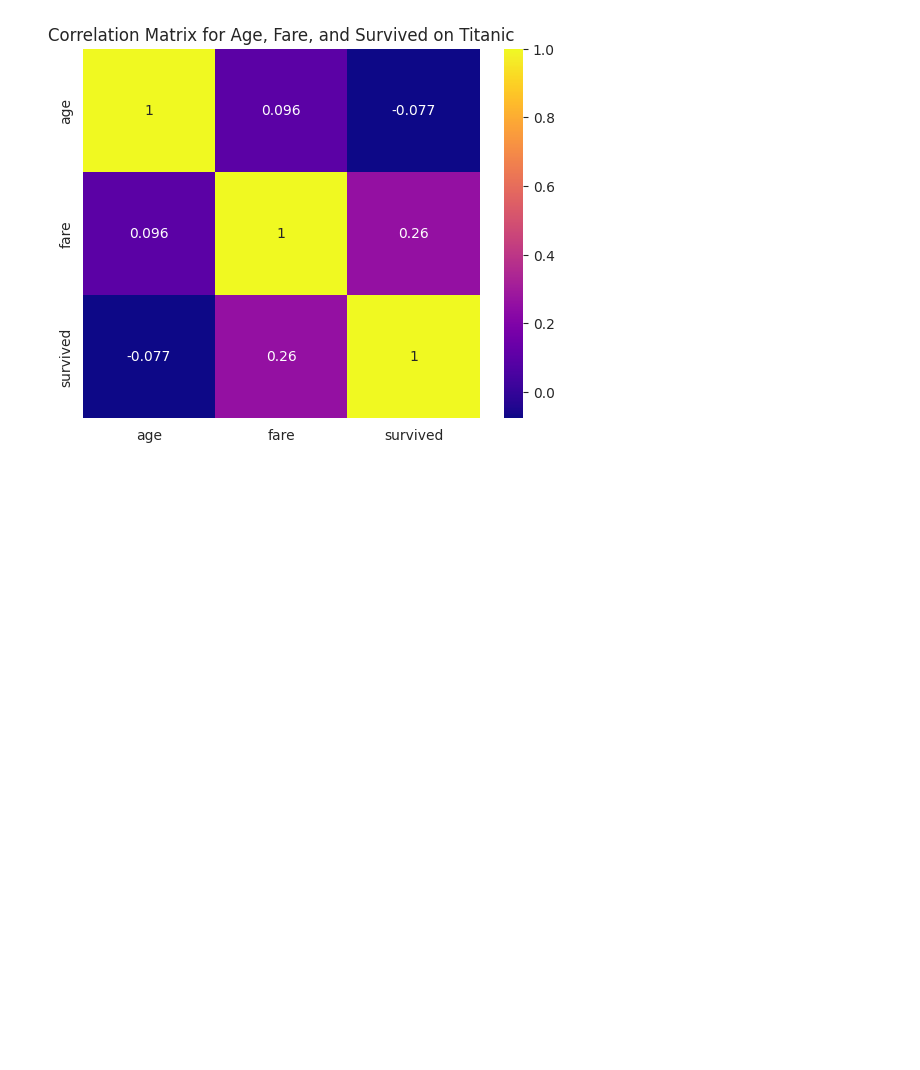
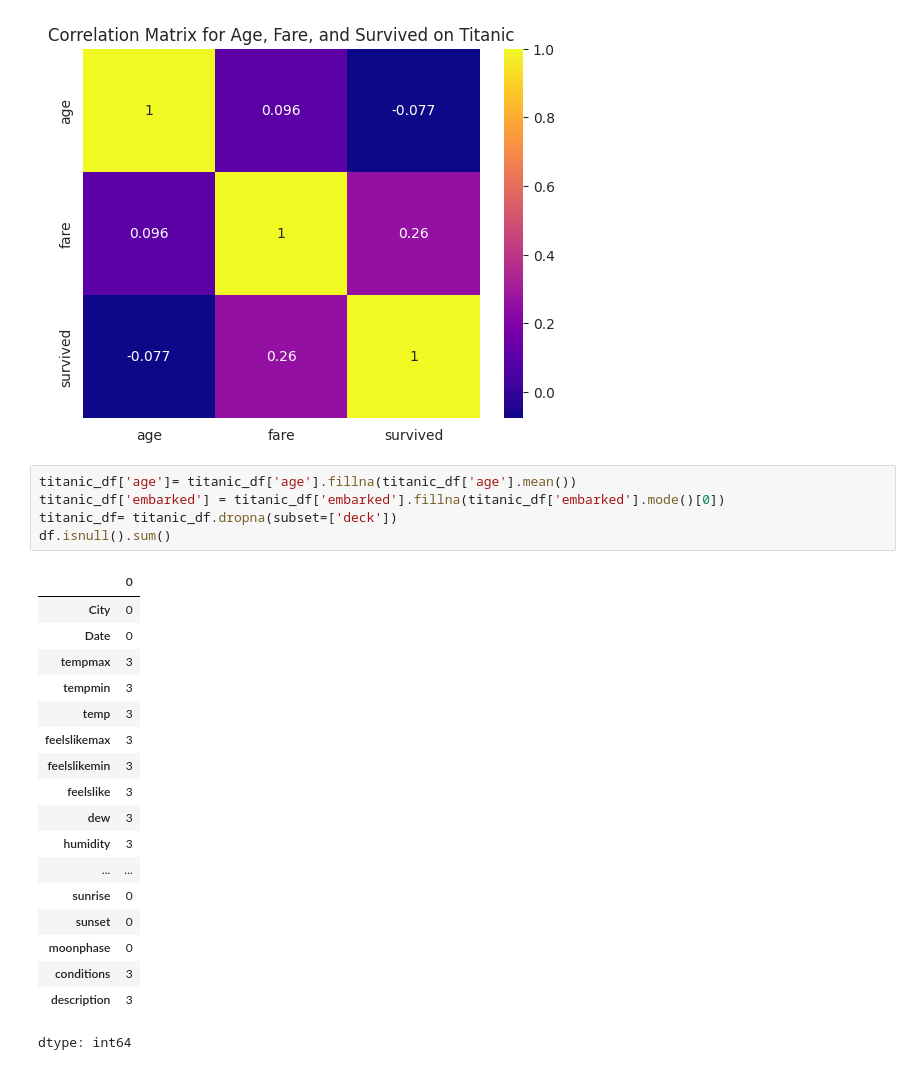
Before and after one commit to raja6294/Data_Analytics, a Jupyter notebook: test.ipynb, the cells around one changed output. Drawn from its saved outputs; the diff is of its cells as text; blank space fills up the shorter version.

```diff
--- a/test.ipynb
+++ b/test.ipynb
@@ -135,3 +135,27 @@ plt.title("Correlation Matrix for Age, Fare, and Survived on Titanic")
 plt.show()
 # %% [output]
 [figure]
+# %%
+titanic_df['age']= titanic_df['age'].fillna(titanic_df['age'].mean())
+titanic_df['embarked'] = titanic_df['embarked'].fillna(titanic_df['embarked'].mode()[0])
+titanic_df= titanic_df.dropna(subset=['deck'])
+df.isnull().sum()
+# %% [output]
+|  | 0 |
+| City | 0 |
+| Date | 0 |
+| tempmax | 3 |
+| tempmin | 3 |
+| temp | 3 |
+| feelslikemax | 3 |
+| feelslikemin | 3 |
+| feelslike | 3 |
+| dew | 3 |
+| humidity | 3 |
+| ... | ... |
+| sunrise | 0 |
+| sunset | 0 |
+| moonphase | 0 |
+| conditions | 3 |
+| description | 3 |
+dtype: int64
```
Also changed, not shown: parts of 2 cells of this notebook.
